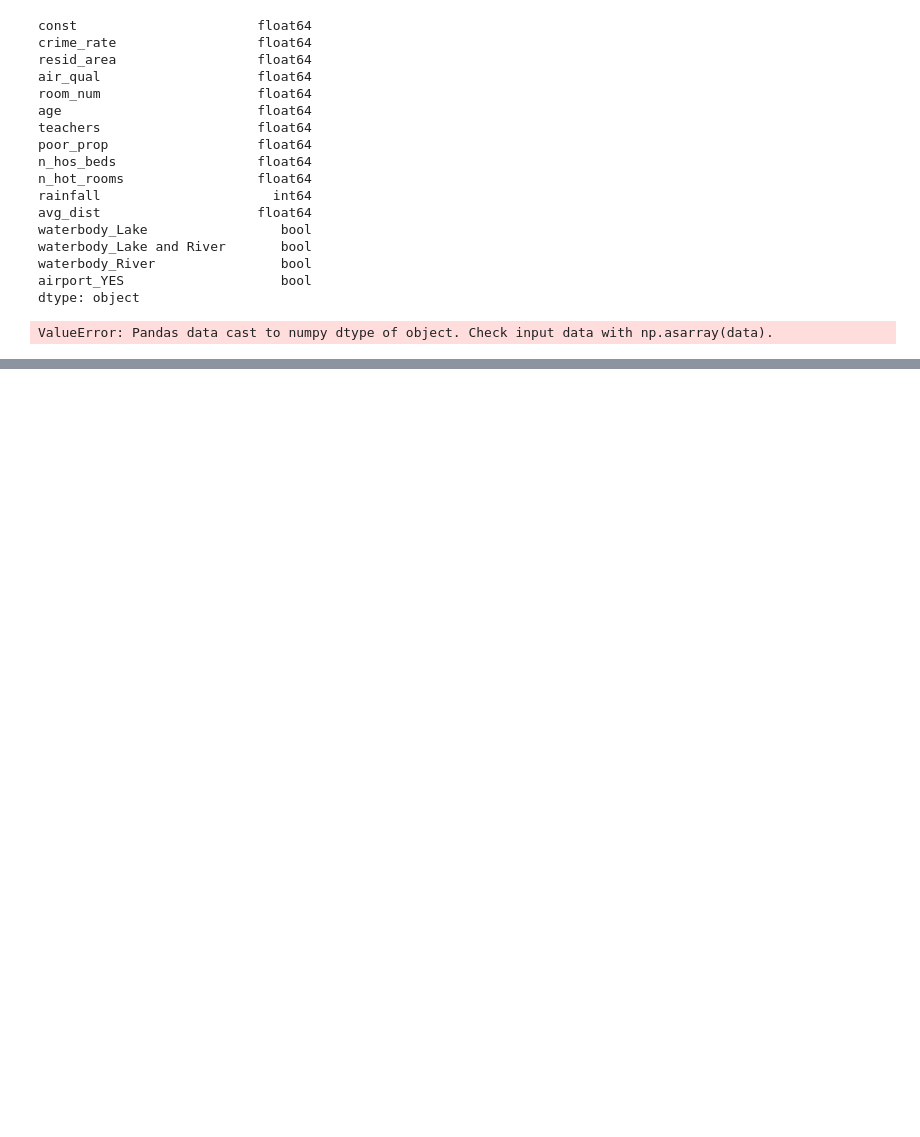
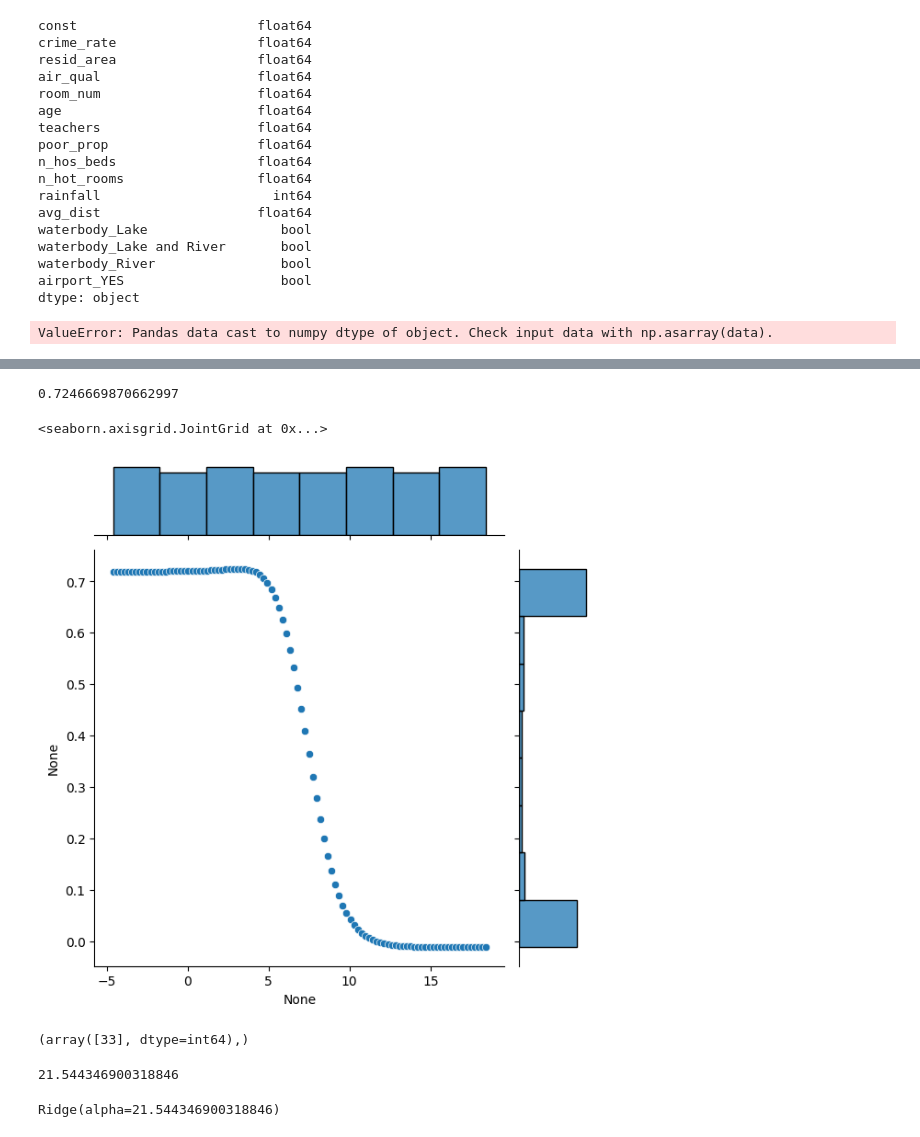
Before and after one commit to CodeCraftsmanSandeep/AI, a Jupyter notebook: course1/stage5/code.ipynb, the cells around one changed output, grey strips where cells are left out. Saved outputs shown, nothing was run; the diff lists cells and outputs as text; code cells hidden in the pictures; blank space fills up the shorter version.

```diff
--- a/course1/stage5/code.ipynb
+++ b/course1/stage5/code.ipynb
@@ -831,0 +1076,3 @@ ValueError: Pandas data cast to numpy dtype of object. Check input data with np.
+# %%
+lm_r = Ridge(alpha = 0.5) # lambda = alpha in python
+lm_r.fit(X_train_s, y_train)
@@ -831,0 +1109,3 @@ ValueError: Pandas data cast to numpy dtype of object. Check input data with np.
+# %%
+param_range = np.logspace(-2, 8, 100)
+# param_range will have 100 evenly spaced values between 10^-2 amd 10^8
@@ -831,0 +1132,11 @@ ValueError: Pandas data cast to numpy dtype of object. Check input data with np.
+# %%
+# the validation_score is running k-fold validation behind the scenes
+train_scores, test_scores = validation_curve(
+    estimator=Ridge(),
+    X=X_train_s,
+    y=y_train,
+    param_name="alpha",
+    param_range=param_range,
+    scoring="r2",
+    cv=3  # Number of cross-validation folds
+)
@@ -831,0 +1185,2 @@ ValueError: Pandas data cast to numpy dtype of object. Check input data with np.
+# %%
+test_mean = np.mean(test_scores, axis = 1)
@@ -831,0 +1228,14 @@ ValueError: Pandas data cast to numpy dtype of object. Check input data with np.
+# %%
+# highest r^2 value
+max(test_mean)
+# %% [output]
+0.7246669870662997
+# %%
+sns.jointplot(x = np.log(param_range), y = test_mean)
+# %% [output]
+<seaborn.axisgrid.JointGrid at 0x...>
+[figure, added]
+# %%
+np.where(test_mean == max(test_mean))
+# %% [output]
+(array([33], dtype=int64),)
@@ -831,0 +1244,5 @@ ValueError: Pandas data cast to numpy dtype of object. Check input data with np.
+# %%
+# lamda value at which we are getting maximum r^2 value
+param_range[33]
+# %% [output]
+21.544346900318846
@@ -831,0 +1251,4 @@ ValueError: Pandas data cast to numpy dtype of object. Check input data with np.
+# %%
+lm_r_best.fit(X_train_s, y_train)
+# %% [output]
+Ridge(alpha=21.544346900318846)
```
Also changed, not shown: parts of 66 cells of this notebook, 19 other files.
